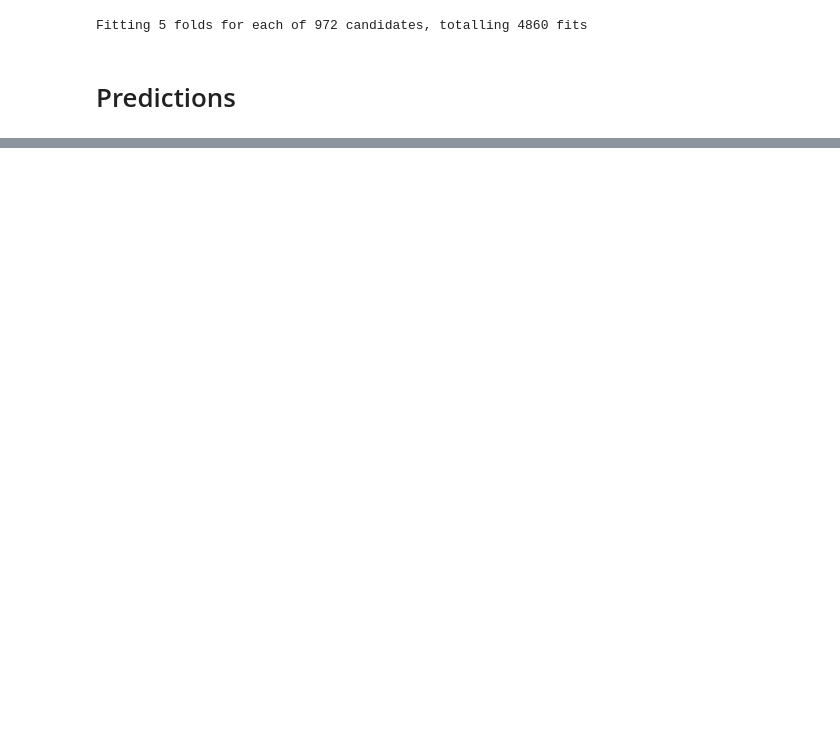
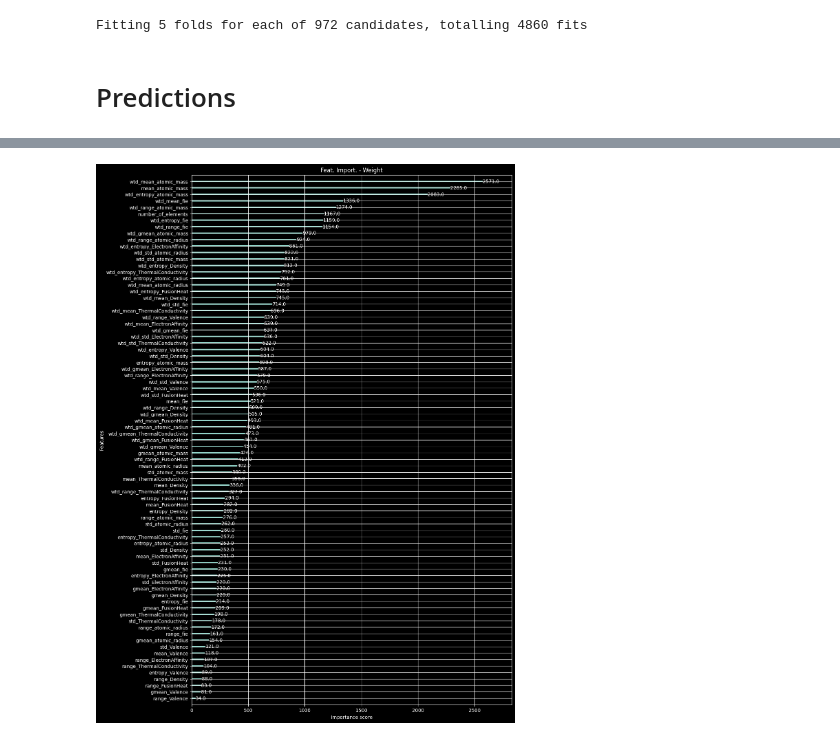
Before and after one commit to coderzhent/Machine-Learning, a Jupyter notebook: Final_Superconductivity/superconduct.ipynb, the cells around one changed output, grey strips where cells are left out. Saved outputs shown, nothing was run; the diff lists cells and outputs as text; code cells hidden in the pictures; blank space fills up the shorter version.

```diff
--- a/Final_Superconductivity/superconduct.ipynb
+++ b/Final_Superconductivity/superconduct.ipynb
@@ -169,0 +193,3 @@ rdm_combi_sort_R2.tail(5)
+# %%
+loaded_mdlv1 = joblib.load('bestmdlv1.pkl')
+loaded_mdlv2 = joblib.load('bestmdlv2.pkl')
@@ -169,0 +207,6 @@ rdm_combi_sort_R2.tail(5)
+# %%
+fig, ax = plt.subplots(figsize=(12, 20))
+xgb.plot_importance(loaded_mdlv2, ax=ax, importance_type='weight', title='Feat. Import. - Weight')
+plt.show()
+# %% [output]
+[figure, added]
```
Also changed, not shown: parts of 36 cells of this notebook, 10 other files.
